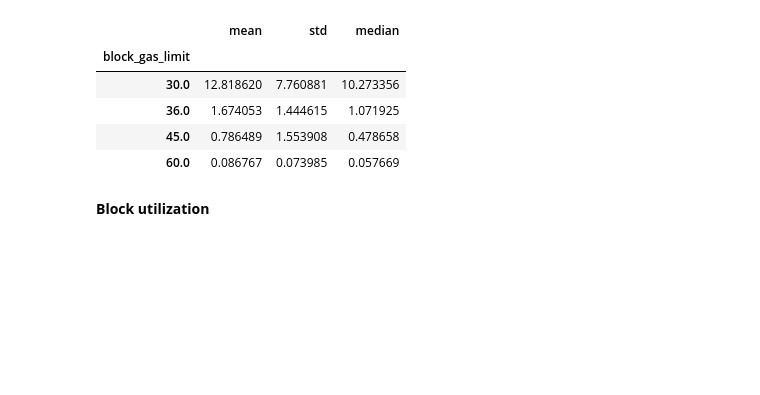
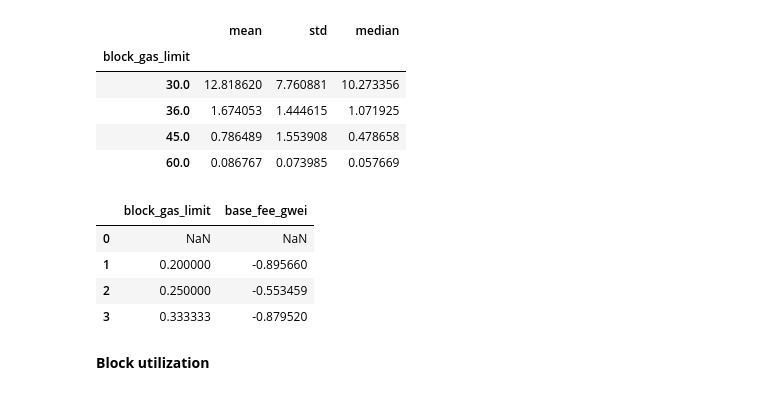
Before and after one commit to misilva73/evm-gas-repricings, a Jupyter notebook: notebooks/0.6-state_growth_EDA_v2.ipynb, the cells around one changed output. Cells and saved outputs as stored; diff of their text form; code cells hidden in the pictures; blank space fills up the shorter version.

```diff
--- a/notebooks/0.6-state_growth_EDA_v2.ipynb
+++ b/notebooks/0.6-state_growth_EDA_v2.ipynb
@@ -281,6 +295,14 @@ df.groupby("block_gas_limit")["base_fee_gwei"].agg(["mean", "std", "median"])
 | 36.0 | 1.674053 | 1.444615 | 1.071925 |
 | 45.0 | 0.786489 | 1.553908 | 0.478658 |
 | 60.0 | 0.086767 | 0.073985 | 0.057669 |
+# %%
+df.groupby("block_gas_limit")["base_fee_gwei"].median().reset_index().pct_change()
+# %% [output]
+|  | block_gas_limit | base_fee_gwei |
+| 0 | NaN | NaN |
+| 1 | 0.200000 | -0.895660 |
+| 2 | 0.250000 | -0.553459 |
+| 3 | 0.333333 | -0.879520 |
 # %% [markdown]
 **Block utilization**
 # %%
```
Also changed, not shown: parts of 2 cells of this notebook.
